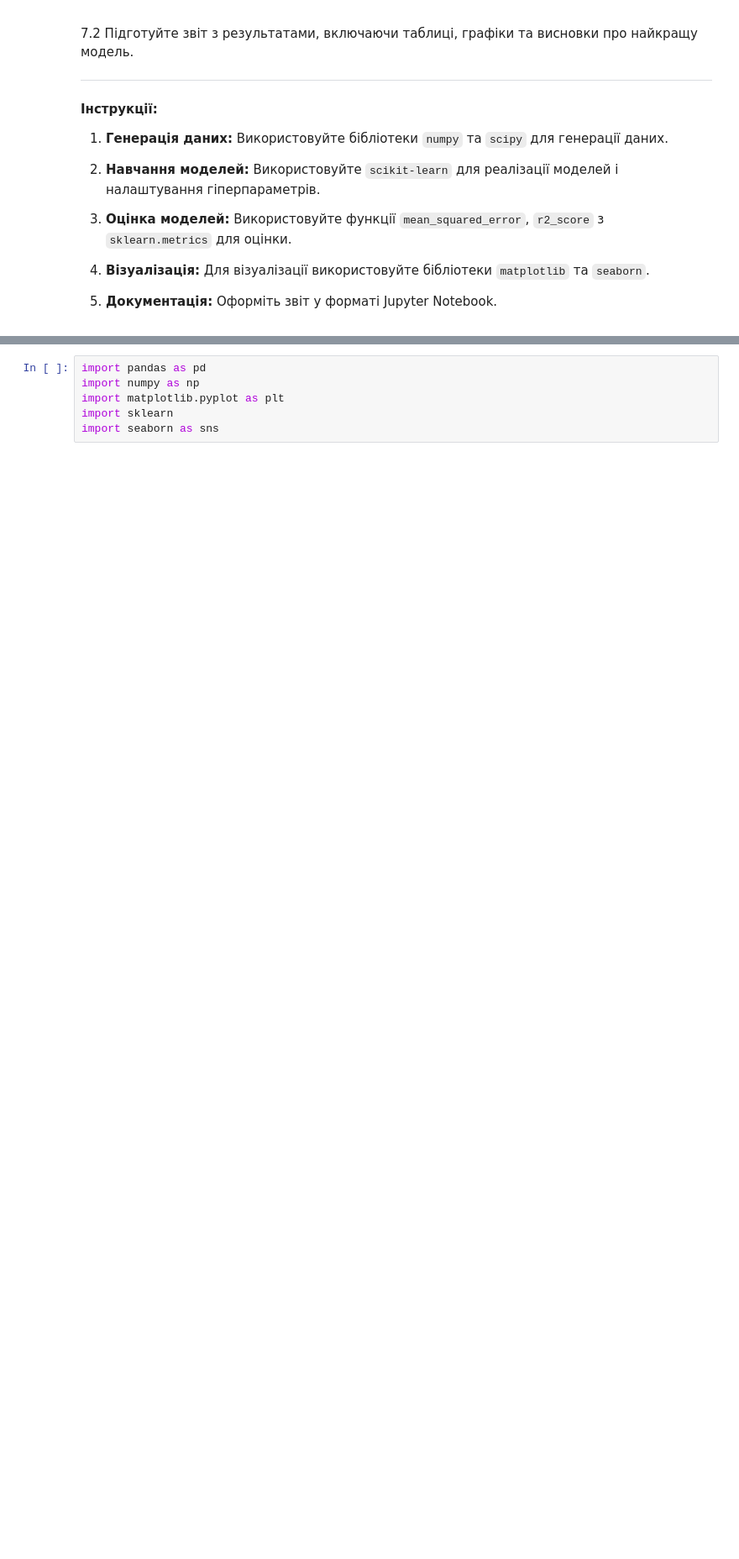
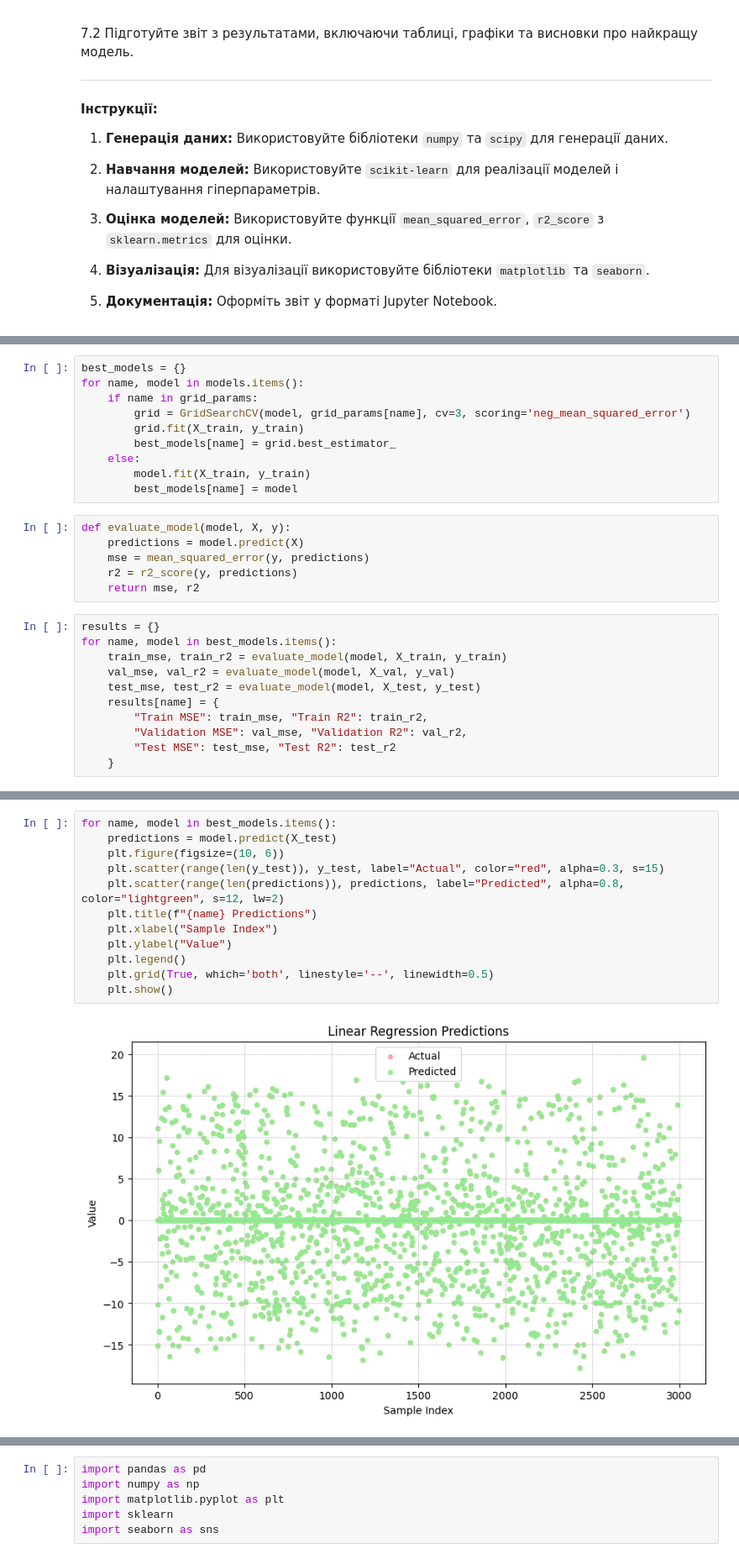
Before and after one commit to Poplacskyi/AI, a Jupyter notebook: labs_AD/DM_practice_4_Liybomur_Poplavski.ipynb, the cells around one changed output, grey strips where cells are left out. Shown at 84% size. Drawn from its saved outputs; the diff is of its cells as text; blank space fills up the shorter version.

```diff
--- a/labs_AD/DM_practice_4_Liybomur_Poplavski.ipynb
+++ b/labs_AD/DM_practice_4_Liybomur_Poplavski.ipynb
@@ -115,0 +187,27 @@ $$
+# %%
+best_models = {}
+for name, model in models.items():
+    if name in grid_params:
+        grid = GridSearchCV(model, grid_params[name], cv=3, scoring='neg_mean_squared_error')
+        grid.fit(X_train, y_train)
+        best_models[name] = grid.best_estimator_
+    else:
+        model.fit(X_train, y_train)
+        best_models[name] = model
+# %%
+def evaluate_model(model, X, y):
+    predictions = model.predict(X)
+    mse = mean_squared_error(y, predictions)
+    r2 = r2_score(y, predictions)
+    return mse, r2
+# %%
+results = {}
+for name, model in best_models.items():
+    train_mse, train_r2 = evaluate_model(model, X_train, y_train)
+    val_mse, val_r2 = evaluate_model(model, X_val, y_val)
+    test_mse, test_r2 = evaluate_model(model, X_test, y_test)
+    results[name] = {
+        "Train MSE": train_mse, "Train R2": train_r2,
+        "Validation MSE": val_mse, "Validation R2": val_r2,
+        "Test MSE": test_mse, "Test R2": test_r2
+    }
@@ -115,0 +229,14 @@ $$
+# %%
+for name, model in best_models.items():
+    predictions = model.predict(X_test)
+    plt.figure(figsize=(10, 6))
+    plt.scatter(range(len(y_test)), y_test, label="Actual", color="red", alpha=0.3, s=15)
+    plt.scatter(range(len(predictions)), predictions, label="Predicted", alpha=0.8, color="lightgreen", s=12, lw=2)
+    plt.title(f"{name} Predictions")
+    plt.xlabel("Sample Index")
+    plt.ylabel("Value")
+    plt.legend()
+    plt.grid(True, which='both', linestyle='--', linewidth=0.5)
+    plt.show()
+# %% [output]
+[figure, added]
```
Also changed, not shown: parts of 10 cells of this notebook.
